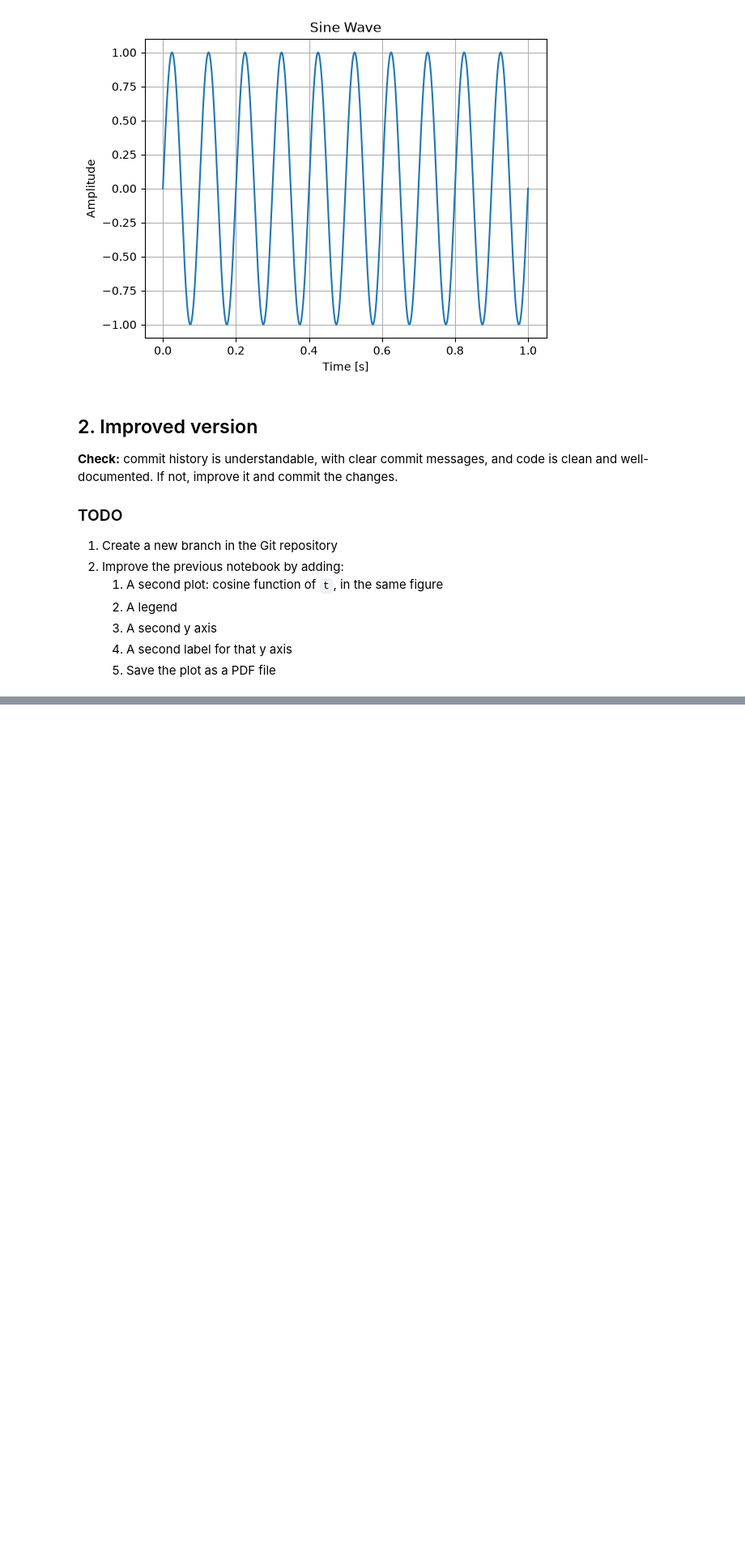
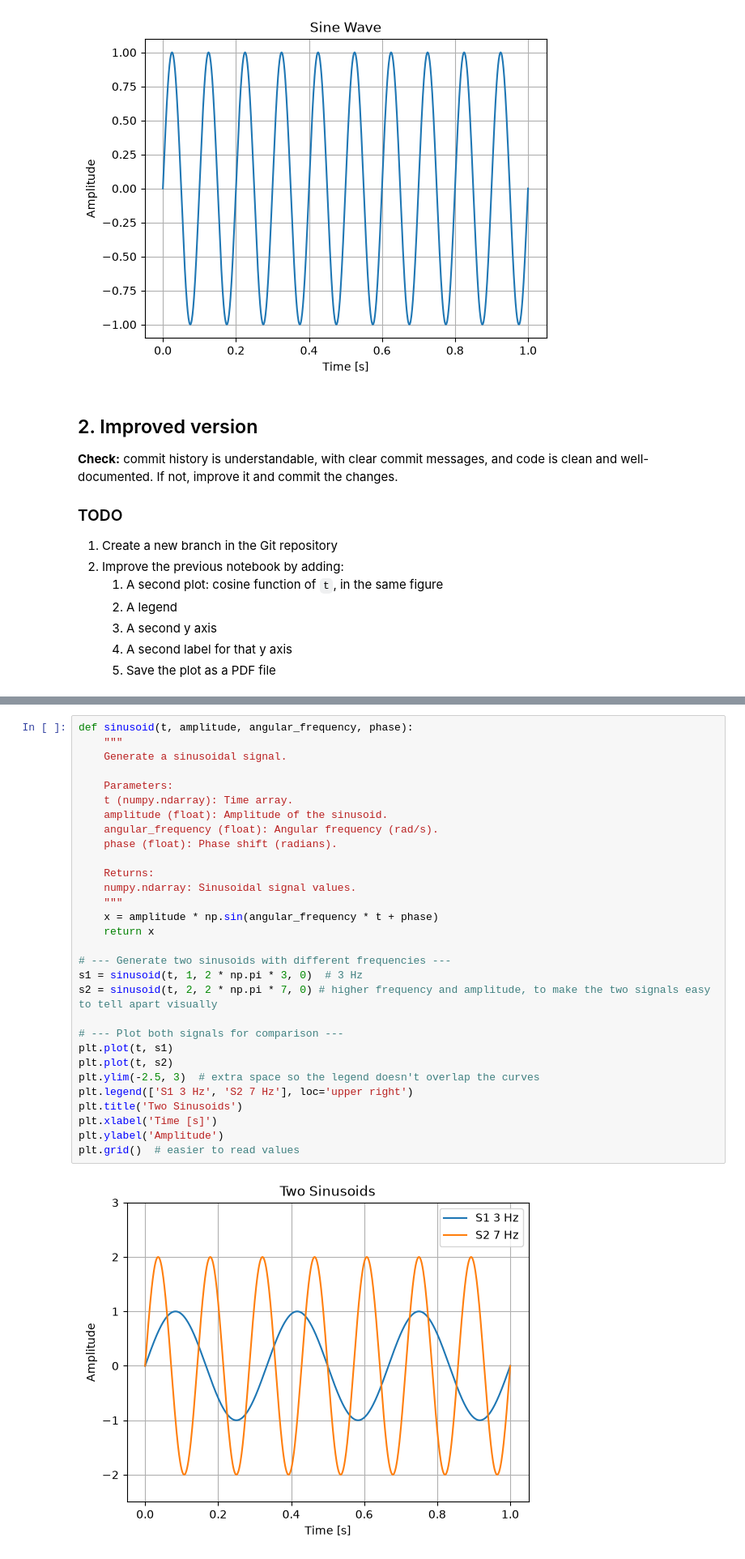
Before and after one commit to sdurand875-spec/python-02-Sinusoids-from-math-to-code, a Jupyter notebook: python-series02 Sinusoids.ipynb, the cells around one changed output, grey strips where cells are left out. Shown at 81% size. Cells and saved outputs as stored; diff of their text form; blank space fills up the shorter version.

```diff
--- a/python-series02 Sinusoids.ipynb
+++ b/python-series02 Sinusoids.ipynb
@@ -118,0 +151,32 @@ plt.savefig('sine_and_cosine_waves.pdf')  # export as PDF
+# %%
+def sinusoid(t, amplitude, angular_frequency, phase):
+    """
+    Generate a sinusoidal signal.
+
+    Parameters:
+    t (numpy.ndarray): Time array.
+    amplitude (float): Amplitude of the sinusoid.
+    angular_frequency (float): Angular frequency (rad/s).
+    phase (float): Phase shift (radians).
+
+    Returns:
+    numpy.ndarray: Sinusoidal signal values.
+    """
+    x = amplitude * np.sin(angular_frequency * t + phase)
+    return x
+
+# --- Generate two sinusoids with different frequencies ---
+s1 = sinusoid(t, 1, 2 * np.pi * 3, 0)  # 3 Hz
+s2 = sinusoid(t, 2, 2 * np.pi * 7, 0) # higher frequency and amplitude, to make the two signals easy to tell apart visually
+
+# --- Plot both signals for comparison ---
+plt.plot(t, s1)
+plt.plot(t, s2)
+plt.ylim(-2.5, 3)  # extra space so the legend doesn't overlap the curves
+plt.legend(['S1 3 Hz', 'S2 7 Hz'], loc='upper right')
+plt.title('Two Sinusoids')
+plt.xlabel('Time [s]')
+plt.ylabel('Amplitude')
+plt.grid()  # easier to read values
+# %% [output]
+[figure, added]
```
Also changed, not shown: parts of 5 cells of this notebook, 2 other files.
